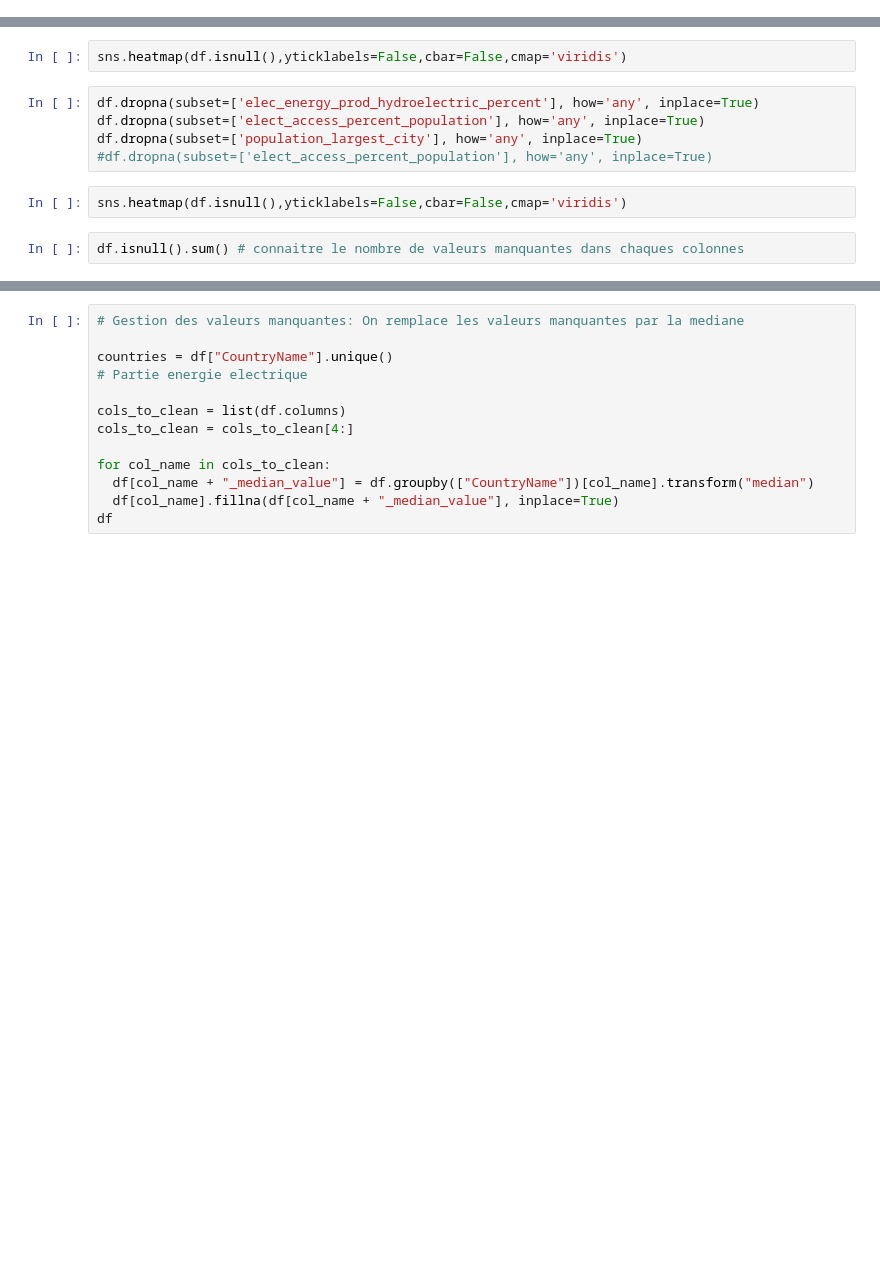
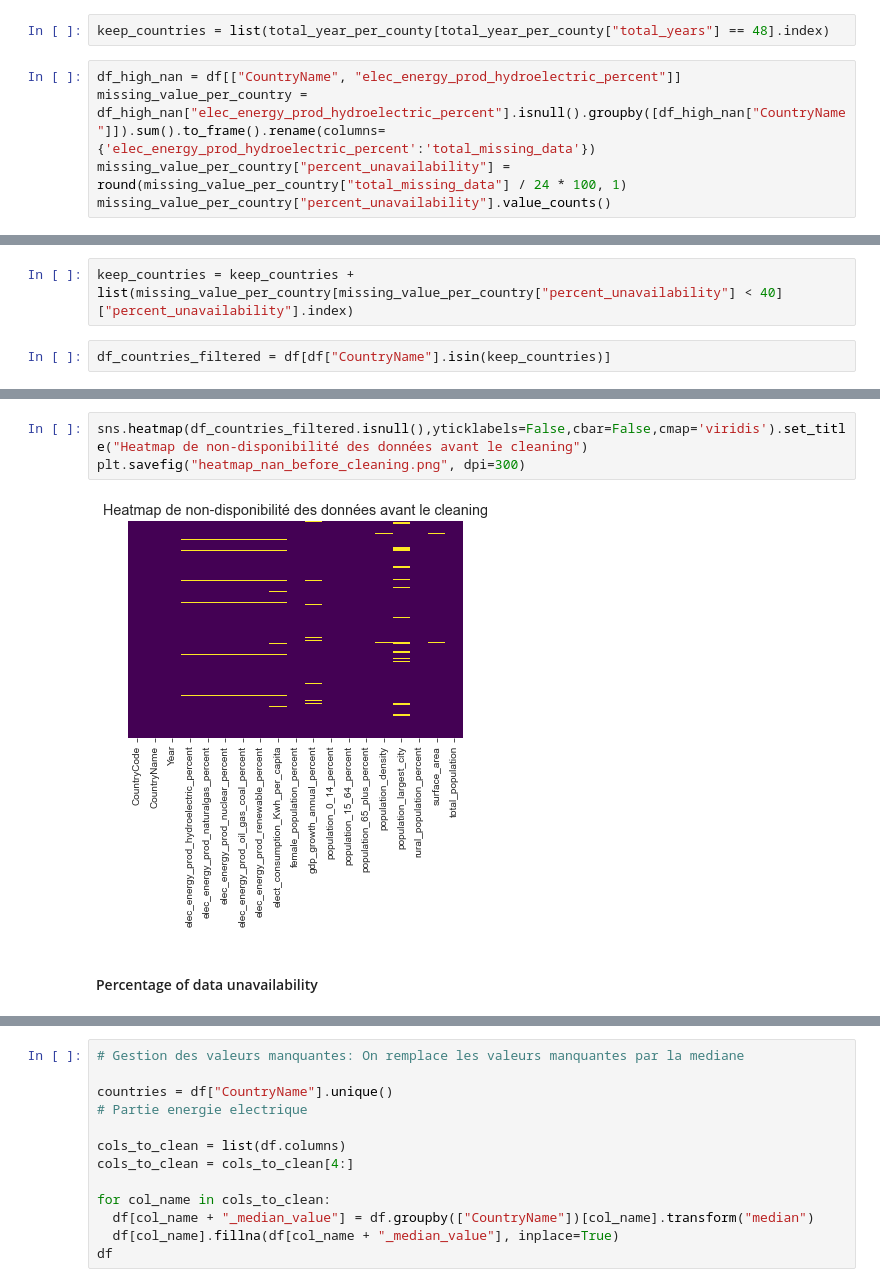
Before and after one commit to Smart-Cities-IA/Data-Acquisition, a Jupyter notebook: src/app/cleaning/main (1).ipynb, the cells around one changed output, grey strips where cells are left out. Saved outputs shown, nothing was run; the diff lists cells and outputs as text; blank space fills up the shorter version.

```diff
--- a/src/app/cleaning/main (1).ipynb
+++ b/src/app/cleaning/main (1).ipynb
@@ -44,0 +80,7 @@ df.isnull().sum() # connaitre le nombre de valeurs manquantes dans chaques colon
+# %%
+keep_countries = list(total_year_per_county[total_year_per_county["total_years"] == 48].index)
+# %%
+df_high_nan = df[["CountryName", "elec_energy_prod_hydroelectric_percent"]]
+missing_value_per_country = df_high_nan["elec_energy_prod_hydroelectric_percent"].isnull().groupby([df_high_nan["CountryName"]]).sum().to_frame().rename(columns={'elec_energy_prod_hydroelectric_percent':'total_missing_data'})
+missing_value_per_country["percent_unavailability"] = round(missing_value_per_country["total_missing_data"] / 24 * 100, 1)
+missing_value_per_country["percent_unavailability"].value_counts()
@@ -44,0 +102,4 @@ df.isnull().sum() # connaitre le nombre de valeurs manquantes dans chaques colon
+# %%
+keep_countries = keep_countries + list(missing_value_per_country[missing_value_per_country["percent_unavailability"] < 40]["percent_unavailability"].index)
+# %%
+df_countries_filtered = df[df["CountryName"].isin(keep_countries)]
@@ -45,11 +114,7 @@ df.isnull().sum() # connaitre le nombre de valeurs manquantes dans chaques colon
 # %%
-sns.heatmap(df.isnull(),yticklabels=False,cbar=False,cmap='viridis')
+sns.heatmap(df_countries_filtered.isnull(),yticklabels=False,cbar=False,cmap='viridis').set_title("Heatmap de non-disponibilité des données avant le cleaning")
+plt.savefig("heatmap_nan_before_cleaning.png", dpi=300)
+# %% [output]
+[figure, added]
-# %%
-df.dropna(subset=['elec_energy_prod_hydroelectric_percent'], how='any', inplace=True)
-df.dropna(subset=['elect_access_percent_population'], how='any', inplace=True)
-df.dropna(subset=['population_largest_city'], how='any', inplace=True)
-#df.dropna(subset=['elect_access_percent_population'], how='any', inplace=True)
-# %%
-sns.heatmap(df.isnull(),yticklabels=False,cbar=False,cmap='viridis')
-# %%
-df.isnull().sum() # connaitre le nombre de valeurs manquantes dans chaques colonnes
+# %% [markdown]
+#### Percentage of data unavailability
```
Also changed, not shown: parts of 20 cells of this notebook, 2 other files.
